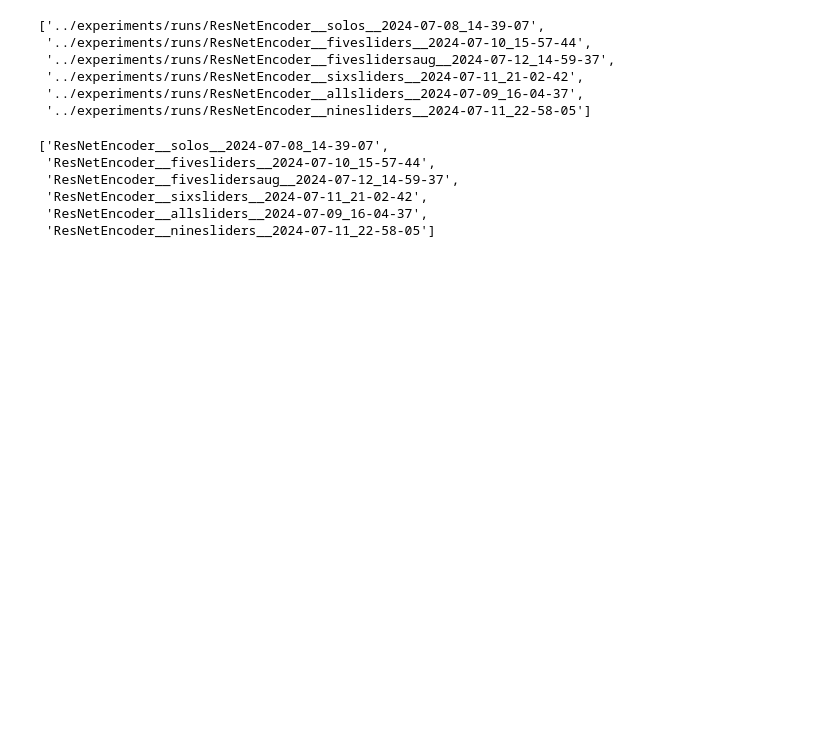
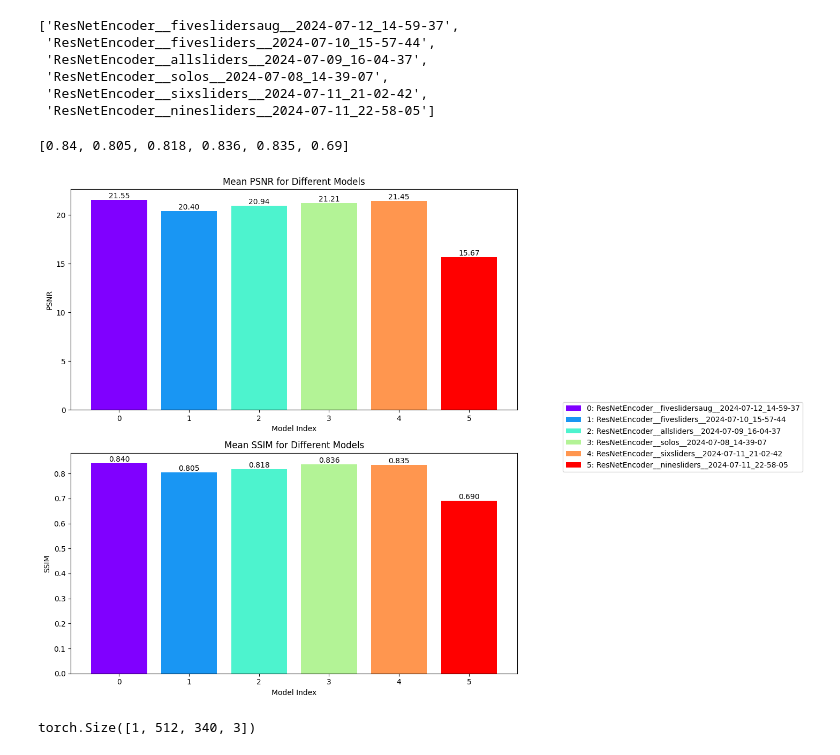
Before and after one commit to zakaria-narjis/ai-photo-enhancer, a Jupyter notebook: notebooks/Benchmark.ipynb, the cells around one changed output. Cells and saved outputs as stored; diff of their text form; code cells hidden in the pictures; blank space fills up the shorter version.

```diff
--- a/notebooks/Benchmark.ipynb
+++ b/notebooks/Benchmark.ipynb
@@ -17,6 +32,7 @@ import os
 from pathlib import Path
 from tqdm import tqdm
 # %%
+DEVICE = 'cuda:12'
 class Config(object):
     def __init__(self, dictionary):
         self.__dict__.update(dictionary)
@@ -24,18 +40,12 @@ class Config(object):
 with open(os.path.join("configs/inference_config.yaml")) as f:
     inf_config_dict =yaml.load(f, Loader=yaml.FullLoader)
 inference_config = Config(inf_config_dict)
+inference_config.device = DEVICE
 # %%
 experiments_path = '../experiments/runs/'
 models_path = [os.path.join(experiments_path,model_path) for model_path in os.listdir(experiments_path)]
 # %%
 models_path.remove('../experiments/runs/ResNetEncoder__1__1720274282')
 models_path.remove('../experiments/runs/ResNetEncoder__1__1719841165')
-models_path
+models_path = models_path[:-1]
-# %% [output]
-['../experiments/runs/ResNetEncoder__solos__2024-07-08_14-39-07',
- '../experiments/runs/ResNetEncoder__fivesliders__2024-07-10_15-57-44',
- '../experiments/runs/ResNetEncoder__fiveslidersaug__2024-07-12_14-59-37',
- '../experiments/runs/ResNetEncoder__sixsliders__2024-07-11_21-02-42',
- '../experiments/runs/ResNetEncoder__allsliders__2024-07-09_16-04-37',
- '../experiments/runs/ResNetEncoder__ninesliders__2024-07-11_22-58-05']
 # %%
@@ -44,11 +53,11 @@ models_names = [name.split('/')[-1] for name in models_path]
 # %%
 models_names
 # %% [output]
-['ResNetEncoder__solos__2024-07-08_14-39-07',
+['ResNetEncoder__fiveslidersaug__2024-07-12_14-59-37',
  'ResNetEncoder__fivesliders__2024-07-10_15-57-44',
- 'ResNetEncoder__fiveslidersaug__2024-07-12_14-59-37',
+ 'ResNetEncoder__allsliders__2024-07-09_16-04-37',
+ 'ResNetEncoder__solos__2024-07-08_14-39-07',
  'ResNetEncoder__sixsliders__2024-07-11_21-02-42',
- 'ResNetEncoder__allsliders__2024-07-09_16-04-37',
  'ResNetEncoder__ninesliders__2024-07-11_22-58-05']
 # %%
 all_psnrs = []
@@ -61,6 +70,7 @@ for model_path in models_path:
 
     sac_config = Config(sac_config_dict)
     env_config = Config(env_config_dict)
+    sac_config.device = DEVICE
 
     photo_editor = PhotoEditor(env_config.sliders_to_use)
 
@@ -92,7 +102,7 @@ for model_path in models_path:
         source = i/255.0
         target = t/255.0
         parameters = inf_agent.act(obs=transform(source),deterministic=True)
-        enhanced_image = photo_editor((source.permute(0,2,3,1)).cpu(),parameters[2].cpu())
+        enhanced_image = photo_editor((source.permute(0,2,3,1)).cpu(),parameters[0].cpu())
         psnr = inference_env.compute_rewards(enhanced_image.permute(0,3,1,2),target).item()+50
         ssim = ssim_metric(enhanced_image.permute(0,3,1,2),target).item()
         PSNRS.append(psnr)
@@ -122,0 +114,56 @@ plt.show()
+# %%
+all_ssims
+# %% [output]
+[0.84, 0.805, 0.818, 0.836, 0.835, 0.69]
+# %%
+import matplotlib.pyplot as plt
+import numpy as np
+
+# Assuming all_psnrs, all_ssims, and models_names are already defined
+# and models_names[:-1] is used to exclude the last model
+
+fig, (ax1, ax2) = plt.subplots(2, 1, figsize=(12, 10))
+
+# Generate indices for x-axis
+indices = range(len(models_names))
+
+# Generate a colormap
+colors = plt.cm.rainbow(np.linspace(0, 1, len(indices)))
+
+# PSNR plot
+bars1 = ax1.bar(indices, all_psnrs, color=colors)
+ax1.set_title('Mean PSNR for Different Models')
+ax1.set_xlabel('Model Index')
+ax1.set_ylabel('PSNR')
+ax1.set_xticks(indices)
+
+# Add value labels on the bars for PSNR
+for bar in bars1:
+    height = bar.get_height()
+    ax1.text(bar.get_x() + bar.get_width()/2., height,
+             f'{height:.2f}',
+             ha='center', va='bottom')
+
+# SSIM plot
+bars2 = ax2.bar(indices, all_ssims, color=colors)
+ax2.set_title('Mean SSIM for Different Models')
+ax2.set_xlabel('Model Index')
+ax2.set_ylabel('SSIM')
+ax2.set_xticks(indices)
+
+# Add value labels on the bars for SSIM
+for bar in bars2:
+    height = bar.get_height()
+    ax2.text(bar.get_x() + bar.get_width()/2., height,
+             f'{height:.3f}',
+             ha='center', va='bottom')
+
+# Create legend
+legend_labels = [f"{i}: {name}" for i, name in enumerate(models_names)]
+fig.legend(bars1, legend_labels, loc='center right', bbox_to_anchor=(1.2, 0.5))
+
+plt.tight_layout()
+plt.subplots_adjust(right=0.75)  # Adjust this value to make room for the legend
+plt.show()
+# %% [output]
+[figure, added]
@@ -122,0 +186,4 @@ plt.show()
+# %%
+source_input.shape
+# %% [output]
+torch.Size([1, 512, 340, 3])
```
Also changed, not shown: parts of 6 cells of this notebook.
